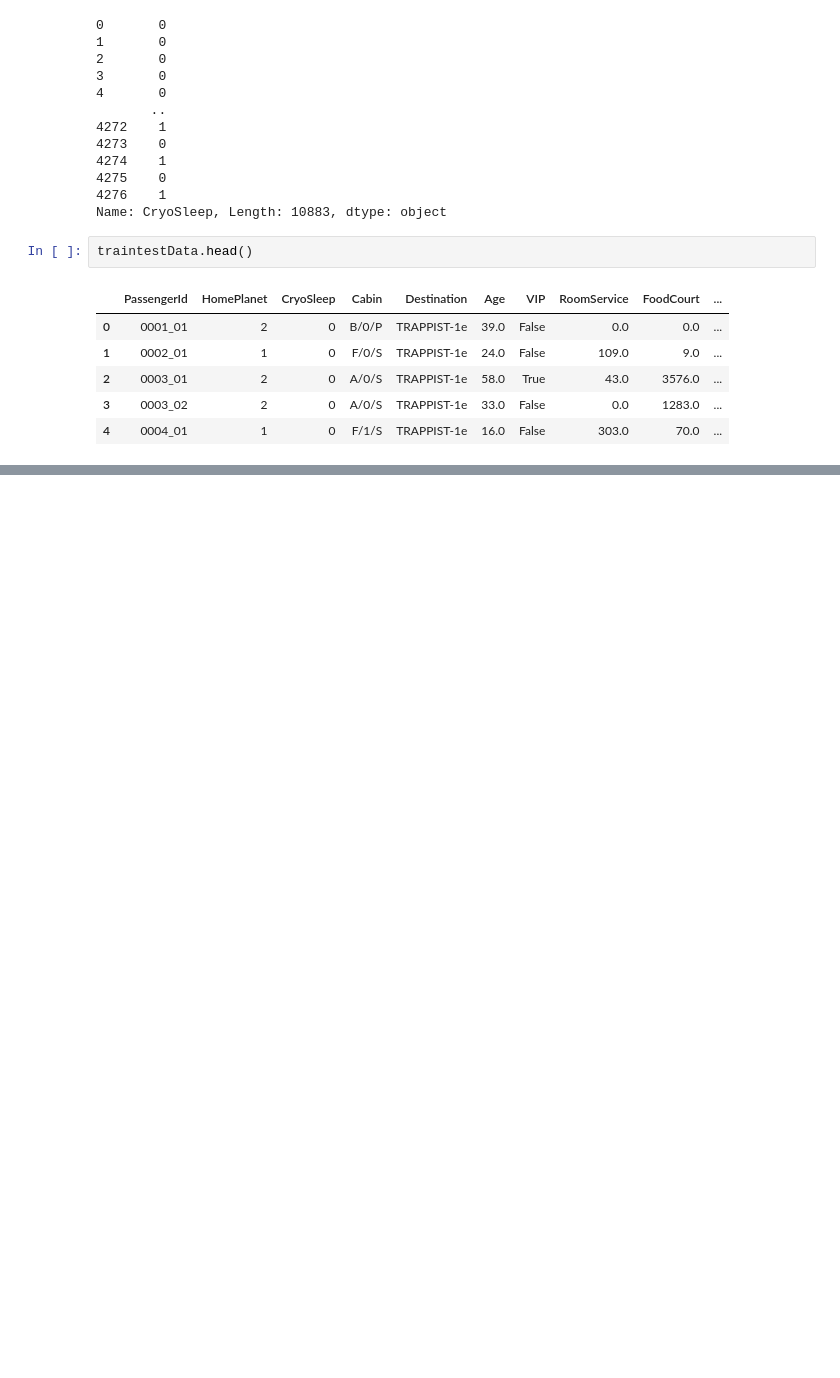
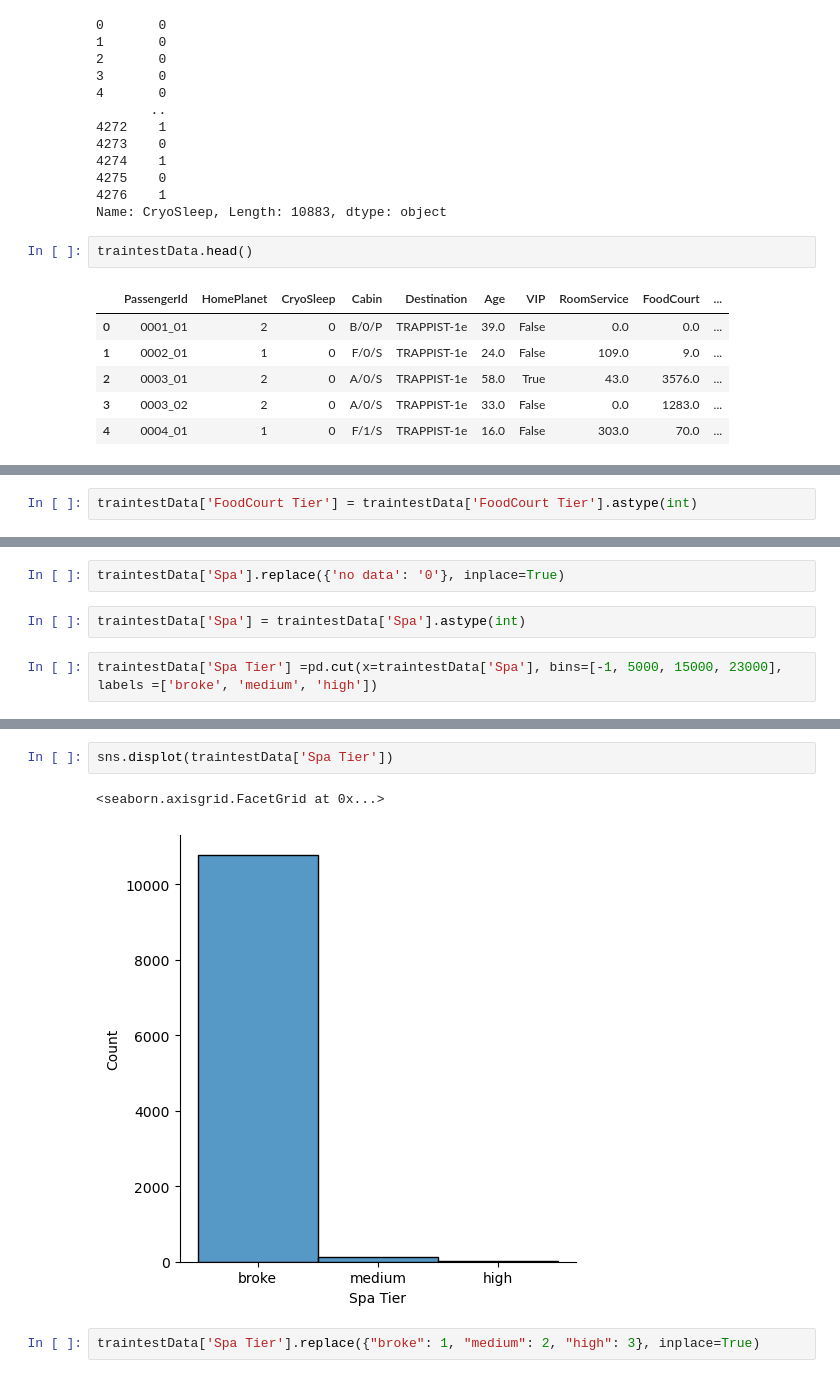
Before and after one commit to KPMallaney/TensorFlow, a Jupyter notebook: SpaceTitanic.ipynb, the cells around one changed output, grey strips where cells are left out. Saved outputs shown, nothing was run; the diff lists cells and outputs as text; blank space fills up the shorter version.

```diff
--- a/SpaceTitanic.ipynb
+++ b/SpaceTitanic.ipynb
@@ -518,0 +882,2 @@ traintestData
+# %%
+traintestData['FoodCourt Tier'] = traintestData['FoodCourt Tier'].astype(int)
@@ -518,0 +919,6 @@ traintestData
+# %%
+traintestData['Spa'].replace({'no data': '0'}, inplace=True)
+# %%
+traintestData['Spa'] = traintestData['Spa'].astype(int)
+# %%
+traintestData['Spa Tier'] =pd.cut(x=traintestData['Spa'], bins=[-1, 5000, 15000, 23000], labels =['broke', 'medium', 'high'])
@@ -518,0 +941,7 @@ traintestData
+# %%
+sns.displot(traintestData['Spa Tier'])
+# %% [output]
+<seaborn.axisgrid.FacetGrid at 0x...>
+[figure, added]
+# %%
+traintestData['Spa Tier'].replace({"broke": 1, "medium": 2, "high": 3}, inplace=True)
```
Also changed, not shown: parts of 122 cells of this notebook.
